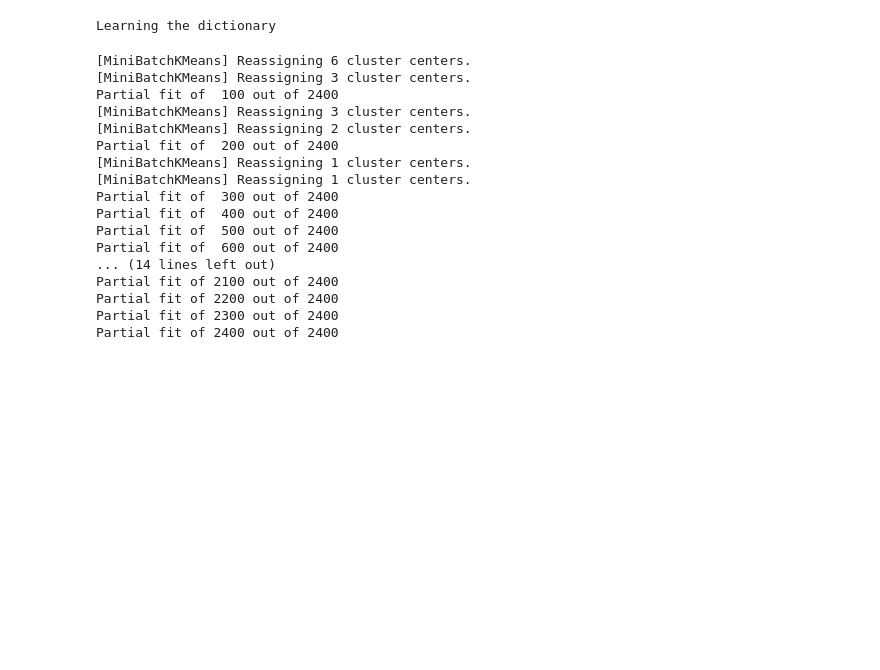
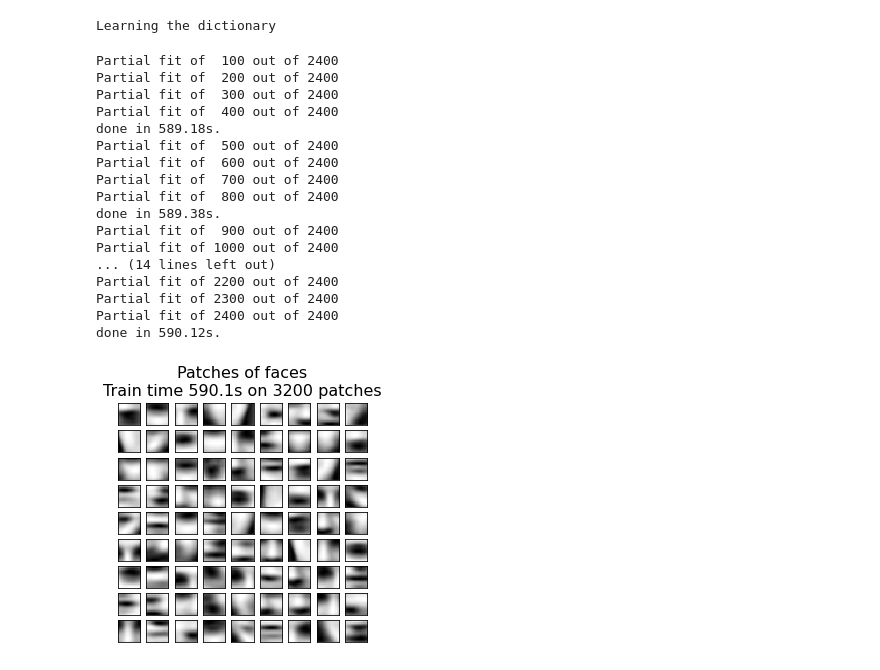
Before and after one commit to danoliver1792/jupyter_projects, a Jupyter notebook: dict_parts_faces.ipynb, the cells around one changed output. Cells and saved outputs as stored; diff of their text form; code cells hidden in the pictures; blank space fills up the shorter version.

Commit message:
final part of the project for learning a face parts dictionary

```diff
--- a/dict_parts_faces.ipynb
+++ b/dict_parts_faces.ipynb
@@ -11,7 +11,8 @@ from sklearn.feature_extraction.image import extract_patches_2d
 # %%
 print('Learning the dictionary')
 rng = np.random.RandomState(0)
-kmeans = MiniBatchKMeans(n_clusters=81, random_state=rng, verbose=True, n_init=3)
+kmeans = MiniBatchKMeans(n_clusters=81, random_state=rng,
+                         verbose=True, n_init=3)
 patch_size = (20, 20)
 buffer = []
 t0 = time.time()
@@ -34,21 +35,46 @@ for _ in range(6):
       buffer = []
     if index % 100 == 0:
       print('Partial fit of %4i out of %i' % (index, 6 * len(faces.images)))
+
+  dt = time.time() - t0
+  print('done in %.2fs.' % dt)
 # %% [output]
-[MiniBatchKMeans] Reassigning 6 cluster centers.
-[MiniBatchKMeans] Reassigning 3 cluster centers.
 Partial fit of  100 out of 2400
-[MiniBatchKMeans] Reassigning 3 cluster centers.
-[MiniBatchKMeans] Reassigning 2 cluster centers.
 Partial fit of  200 out of 2400
-[MiniBatchKMeans] Reassigning 1 cluster centers.
-[MiniBatchKMeans] Reassigning 1 cluster centers.
 Partial fit of  300 out of 2400
 Partial fit of  400 out of 2400
+done in 589.18s.
 Partial fit of  500 out of 2400
 Partial fit of  600 out of 2400
+Partial fit of  700 out of 2400
+Partial fit of  800 out of 2400
+done in 589.38s.
+Partial fit of  900 out of 2400
+Partial fit of 1000 out of 2400
 ... (14 lines left out)
-Partial fit of 2100 out of 2400
 Partial fit of 2200 out of 2400
 Partial fit of 2300 out of 2400
 Partial fit of 2400 out of 2400
+done in 590.12s.
+# %%
+# plot the results
+import matplotlib.pyplot as plt
+
+plt.figure(figsize=(4.2, 4))
+for i, patch in enumerate(kmeans.cluster_centers_):
+  plt.subplot(9, 9, i + 1)
+  plt.imshow(patch.reshape(patch_size), cmap=plt.cm.gray,
+             interpolation='nearest')
+  plt.xticks(())
+  plt.yticks(())
+
+plt.suptitle(
+    'Patches of faces\nTrain time %.1fs on %d patches' %
+    (dt, 8 * len(faces.images)),
+    fontsize=16
+)
+
+plt.subplots_adjust(0.08, 0.02, 0.92, 0.85, 0.08, 0.23)
+plt.show()
+# %% [output]
+[figure, added]
```
